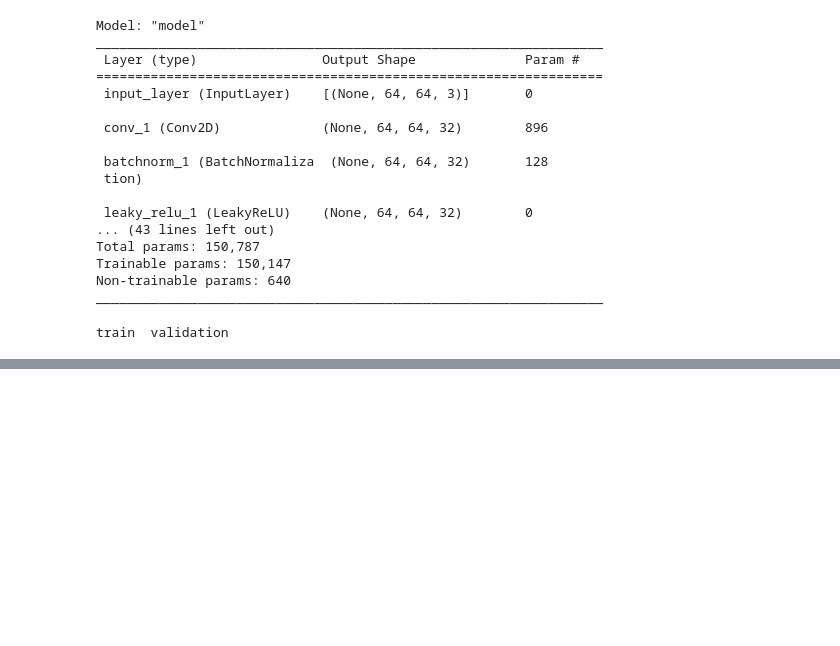
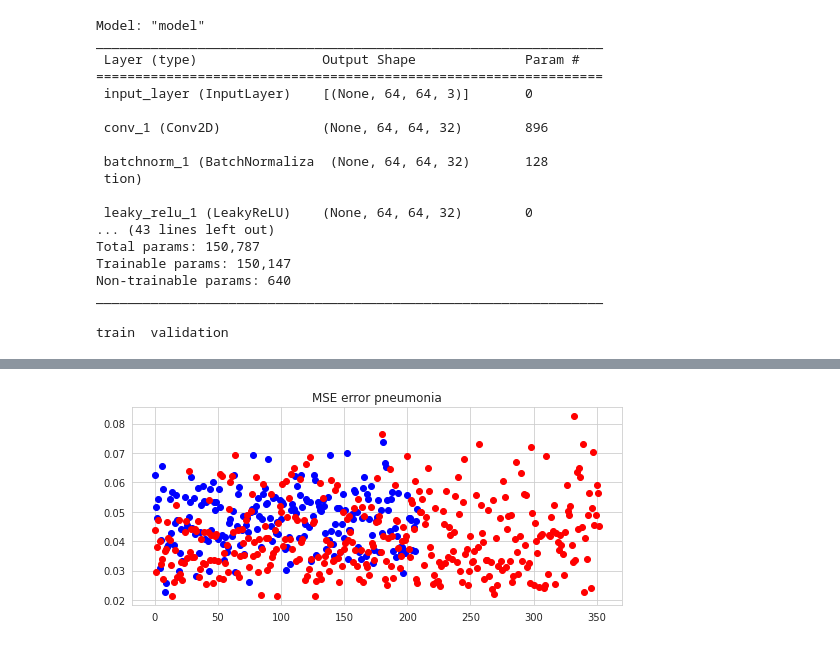
Before and after one commit to krzysiekniburski/SWA, a Jupyter notebook: notebooks/AID/pneumonia_ssim.ipynb, the cells around one changed output, grey strips where cells are left out. Drawn from its saved outputs; the diff is of its cells as text; code cells hidden in the pictures; blank space fills up the shorter version.

```diff
--- a/notebooks/AID/pneumonia_ssim.ipynb
+++ b/notebooks/AID/pneumonia_ssim.ipynb
@@ -371,0 +417,11 @@ plt.show()
+# %%
+plt.rcParams["figure.figsize"] = [7.50, 3.50]
+plt.rcParams["figure.autolayout"] = True
+
+plt.title("MSE error pneumonia")
+plt.plot(mse_normal_errors, 'bo')
+plt.plot(mse_pneumonia_errors, 'ro')
+
+plt.show()
+# %% [output]
+[figure, added]
```
Also changed, not shown: parts of 24 cells of this notebook, 2 other files.
